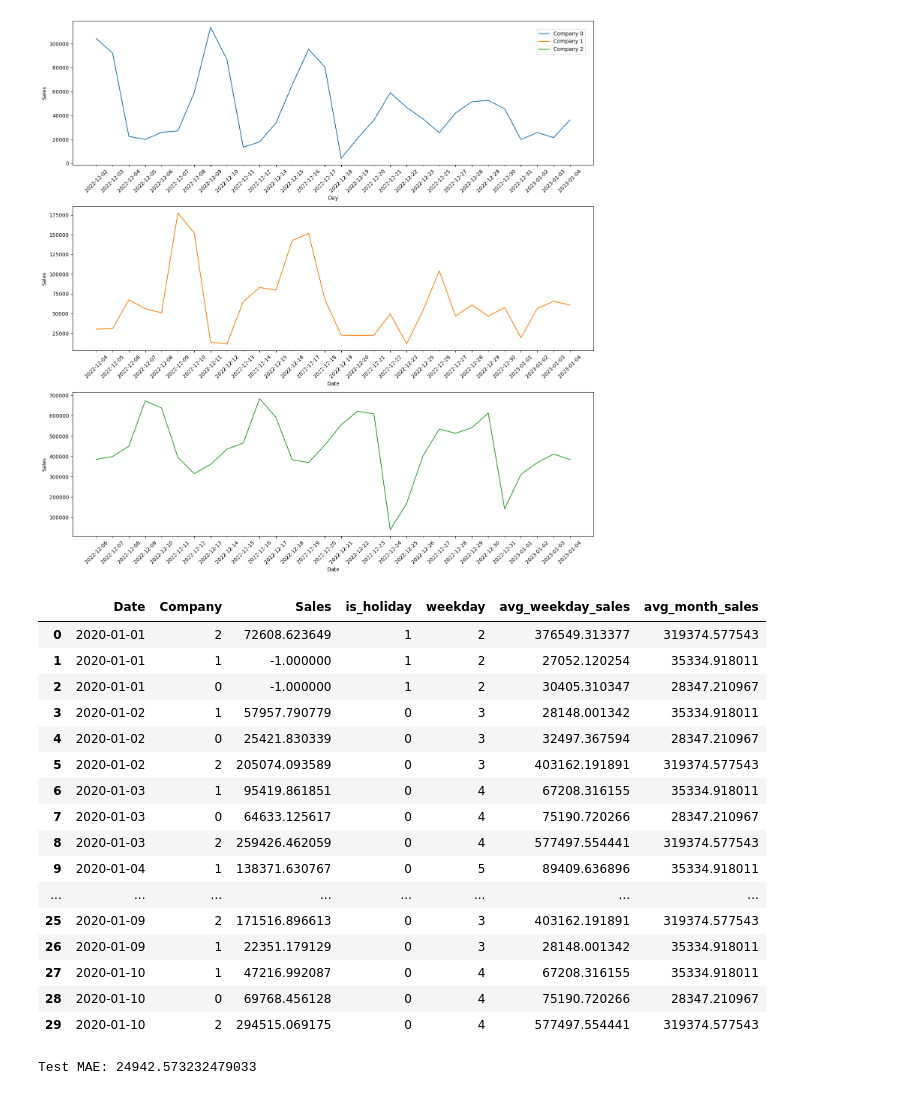
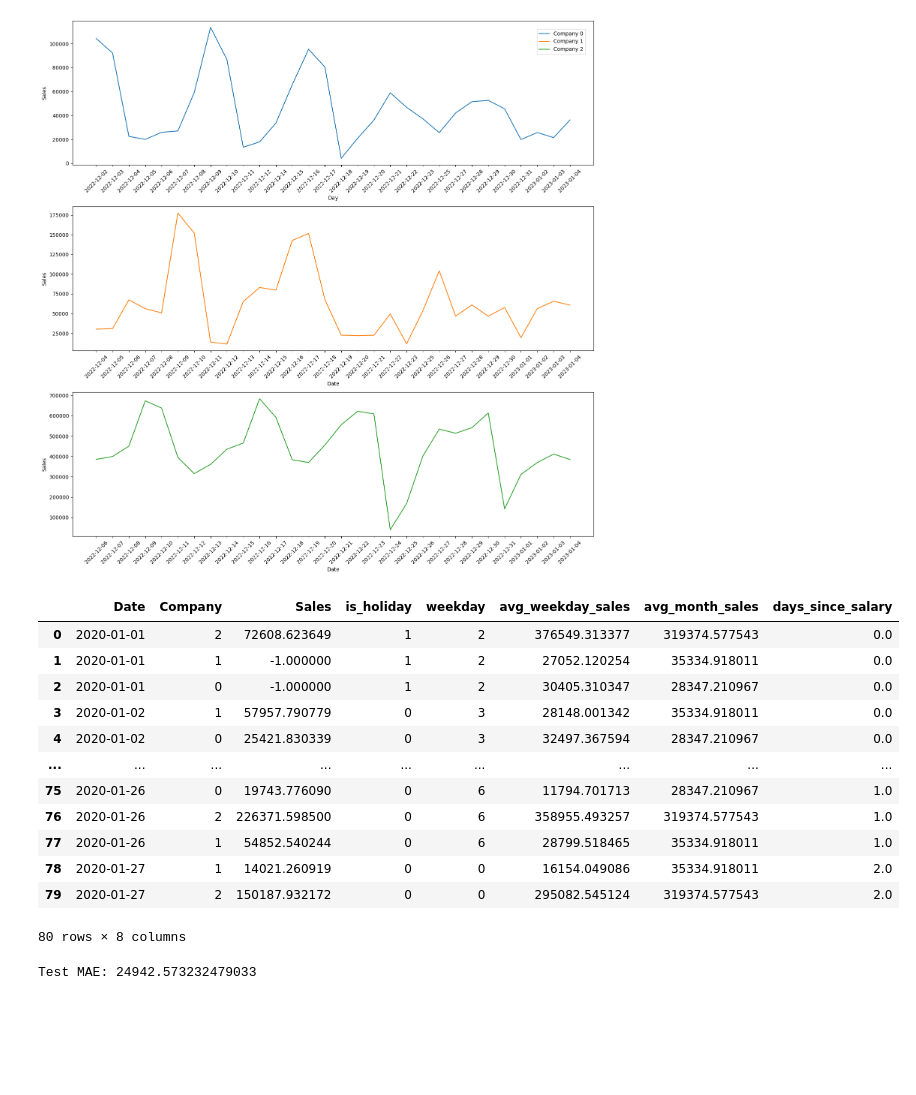
Before and after one commit to aluxf/ml-sales-forecasting, a Jupyter notebook: notebooks/preprocessing.ipynb, the cells around one changed output. Saved outputs shown, nothing was run; the diff lists cells and outputs as text; code cells hidden in the pictures; blank space fills up the shorter version.

Commit message:
started days since salary

```diff
--- a/notebooks/preprocessing.ipynb
+++ b/notebooks/preprocessing.ipynb
@@ -195,51 +196,80 @@ base_data = pd.read_csv("../csv/processed/train_base.csv")
 
 def add_avg_weekday_sales(df):
     filtered_data = df[df["Sales"] != -1]
     companies = filtered_data["Company"].unique()
     for company in companies:
         for weekday in range(7):
             filter_mask = (filtered_data["Company"] == company) & (filtered_data["weekday"] == weekday)
             avg = filtered_data.loc[filter_mask, "Sales"].mean()
             base_mask = (df["Company"] == company) & (df["weekday"] == weekday)
             df.loc[base_mask, "avg_weekday_sales"] = avg
     return df
 
 def add_avg_month_sales(df):
     df = df_convert_dates(df)
     filtered_data = df[df["Sales"] != -1]
     companies = filtered_data["Company"].unique()
     for company in companies:
         for month in range(1,13):
             filter_mask = (filtered_data["Company"] == company) & (filtered_data["Date"].dt.month == month)
             avg = filtered_data.loc[filter_mask, "Sales"].mean()
             base_mask = (df["Company"] == company) & (df["Date"].dt.month == month)
             df.loc[base_mask,"avg_month_sales"] = avg
     return df
 
+
+def add_days_since_salary(df):
+    salary_day = 25
+    salary_month = None
+    days_count = 0
+    last_date = None
+
+    # Find the first salary month and salary day
+    first_salary_month = df.iloc[0]['Date'].replace(day=salary_day)
+    first_salary_day = first_salary_month.day
+
+    for i, date in enumerate(df['Date']):
+        if date == last_date:
+            df.at[i, 'days_since_salary'] = days_count
+            continue
+
+        if date >= first_salary_month:
+            if date.day == first_salary_day:
+                salary_month = date.month
+                days_count = 0
+            else:
+                current_month = date.month
+                if current_month != salary_month:
+                    salary_month = current_month
+                    days_count = 0
+                days_count += 1
+
+        last_date = date
+        df.at[i, 'days_since_salary'] = days_count
+
+    return df
+
 'Should run this on all training sets with different types of imputed sales?'
 new_df = add_avg_weekday_sales(base_data)
 new_df = add_avg_month_sales(new_df)
+new_df = add_days_since_salary(new_df)
 new_df.to_csv('../csv/processed/with_avg_weekday_month.csv', index=False)
 
-new_df.head(30)
+new_df.head(80)
 # %% [output]
-|  | Date | Company | Sales | is_holiday | weekday | avg_weekday_sales | avg_month_sales |
-| 0 | 2020-01-01 | 2 | 72608.623649 | 1 | 2 | 376549.313377 | 319374.577543 |
-| 1 | 2020-01-01 | 1 | -1.000000 | 1 | 2 | 27052.120254 | 35334.918011 |
-| 2 | 2020-01-01 | 0 | -1.000000 | 1 | 2 | 30405.310347 | 28347.210967 |
-| 3 | 2020-01-02 | 1 | 57957.790779 | 0 | 3 | 28148.001342 | 35334.918011 |
-| 4 | 2020-01-02 | 0 | 25421.830339 | 0 | 3 | 32497.367594 | 28347.210967 |
-| 5 | 2020-01-02 | 2 | 205074.093589 | 0 | 3 | 403162.191891 | 319374.577543 |
-| 6 | 2020-01-03 | 1 | 95419.861851 | 0 | 4 | 67208.316155 | 35334.918011 |
-| 7 | 2020-01-03 | 0 | 64633.125617 | 0 | 4 | 75190.720266 | 28347.210967 |
-| 8 | 2020-01-03 | 2 | 259426.462059 | 0 | 4 | 577497.554441 | 319374.577543 |
-| 9 | 2020-01-04 | 1 | 138371.630767 | 0 | 5 | 89409.636896 | 35334.918011 |
-| ... | ... | ... | ... | ... | ... | ... | ... |
-| 25 | 2020-01-09 | 2 | 171516.896613 | 0 | 3 | 403162.191891 | 319374.577543 |
-| 26 | 2020-01-09 | 1 | 22351.179129 | 0 | 3 | 28148.001342 | 35334.918011 |
-| 27 | 2020-01-10 | 1 | 47216.992087 | 0 | 4 | 67208.316155 | 35334.918011 |
-| 28 | 2020-01-10 | 0 | 69768.456128 | 0 | 4 | 75190.720266 | 28347.210967 |
-| 29 | 2020-01-10 | 2 | 294515.069175 | 0 | 4 | 577497.554441 | 319374.577543 |
+|  | Date | Company | Sales | is_holiday | weekday | avg_weekday_sales | avg_month_sales | days_since_salary |
+| 0 | 2020-01-01 | 2 | 72608.623649 | 1 | 2 | 376549.313377 | 319374.577543 | 0.0 |
+| 1 | 2020-01-01 | 1 | -1.000000 | 1 | 2 | 27052.120254 | 35334.918011 | 0.0 |
+| 2 | 2020-01-01 | 0 | -1.000000 | 1 | 2 | 30405.310347 | 28347.210967 | 0.0 |
+| 3 | 2020-01-02 | 1 | 57957.790779 | 0 | 3 | 28148.001342 | 35334.918011 | 0.0 |
+| 4 | 2020-01-02 | 0 | 25421.830339 | 0 | 3 | 32497.367594 | 28347.210967 | 0.0 |
+| ... | ... | ... | ... | ... | ... | ... | ... | ... |
+| 75 | 2020-01-26 | 0 | 19743.776090 | 0 | 6 | 11794.701713 | 28347.210967 | 1.0 |
+| 76 | 2020-01-26 | 2 | 226371.598500 | 0 | 6 | 358955.493257 | 319374.577543 | 1.0 |
+| 77 | 2020-01-26 | 1 | 54852.540244 | 0 | 6 | 28799.518465 | 35334.918011 | 1.0 |
+| 78 | 2020-01-27 | 1 | 14021.260919 | 0 | 0 | 16154.049086 | 35334.918011 | 2.0 |
+| 79 | 2020-01-27 | 2 | 150187.932172 | 0 | 0 | 295082.545124 | 319374.577543 | 2.0 |
+80 rows × 8 columns
 # %%
 'Model-based imputation missing data'
 from sklearn.metrics import mean_absolute_error
```
Also changed, not shown: parts of 1 cell of this notebook, 3 other files.
